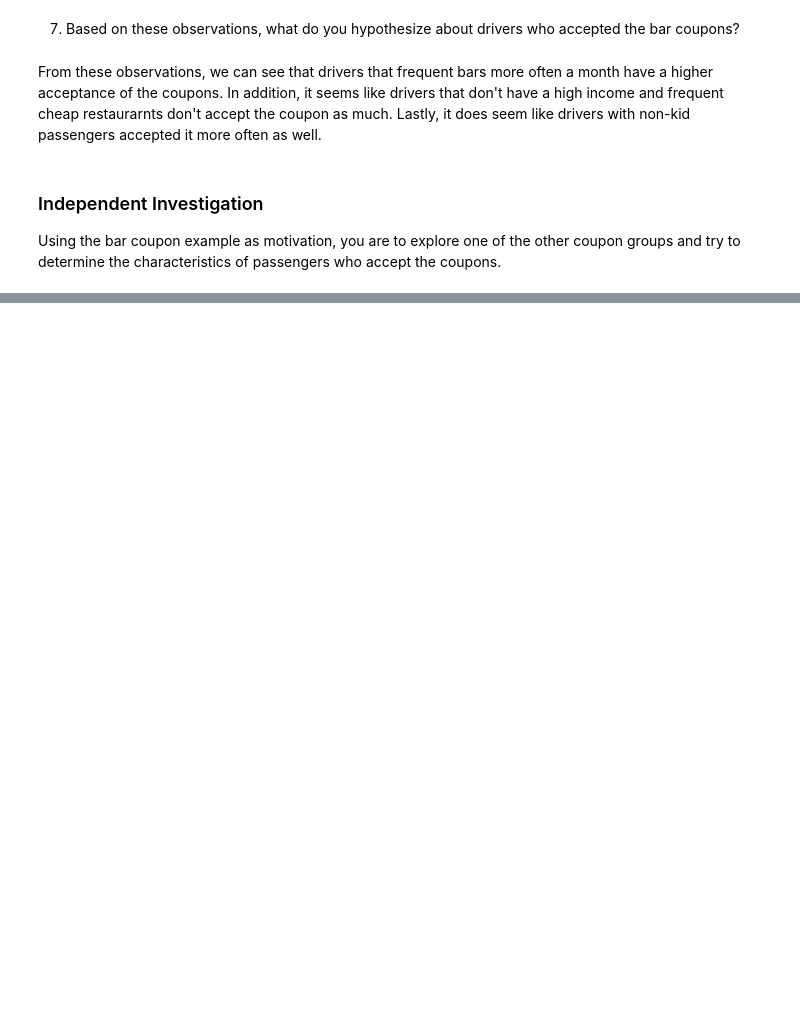
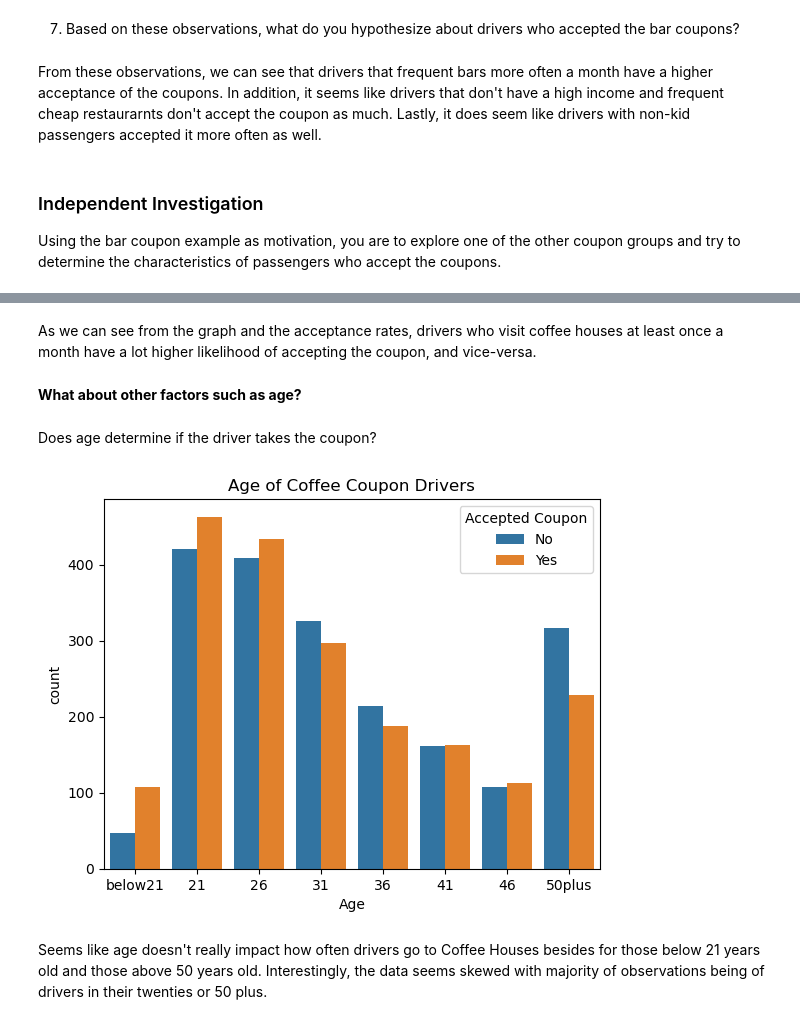
Before and after one commit to DKW2/coupon-acceptance, a Jupyter notebook: CouponAnalysis.ipynb, the cells around one changed output, grey strips where cells are left out. Cells and saved outputs as stored; diff of their text form; code cells hidden in the pictures; blank space fills up the shorter version.

```diff
--- a/CouponAnalysis.ipynb
+++ b/CouponAnalysis.ipynb
@@ -353,0 +448,17 @@ Using the bar coupon example as motivation, you are to explore one of the other
+# %% [markdown]
+As we can see from the graph and the acceptance rates, drivers who visit coffee houses at least once a month have a lot higher likelihood of accepting the coupon, and vice-versa.
+# %% [markdown]
+<b> What about other factors such as age?
+# %% [markdown]
+Does age determine if the driver takes the coupon?
+# %%
+# We first plot it to see how it looks
+sns.countplot( data = coffee, x = "age", order = ["below21","21","26","31","36","41","46","50plus"], hue = "Accepted Coupon" )
+plt.xlabel( "Age" )
+plt.title( "Age of Coffee Coupon Drivers" )
+plt.savefig( "images/coffeeAge.png" )
+print()
+# %% [output]
+[figure, added]
+# %% [markdown]
+Seems like age doesn't really impact how often drivers go to Coffee Houses besides for those below 21 years old and those above 50 years old. Interestingly, the data seems skewed with majority of observations being of drivers in their twenties or 50 plus.
```
Also changed, not shown: parts of 97 cells of this notebook, 11 other files.
